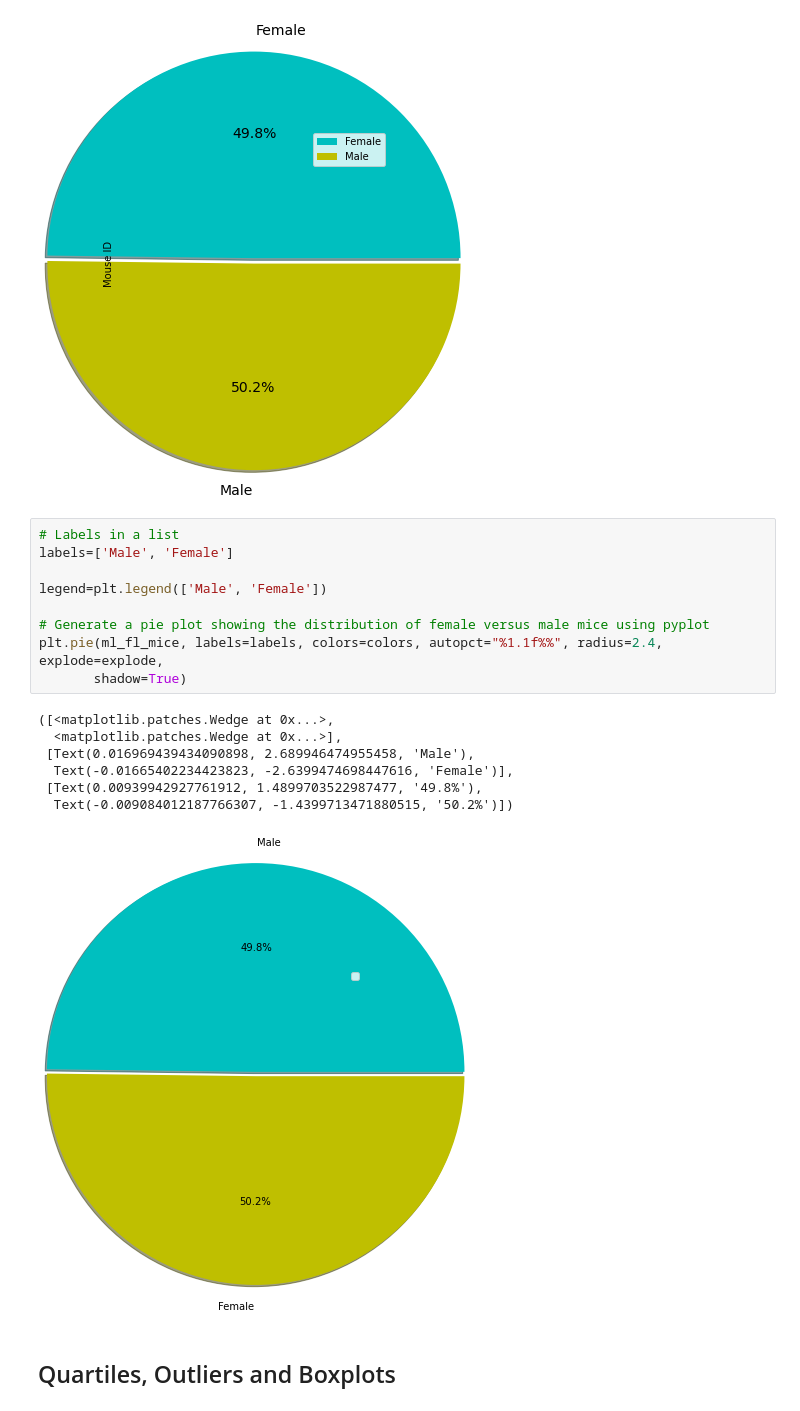
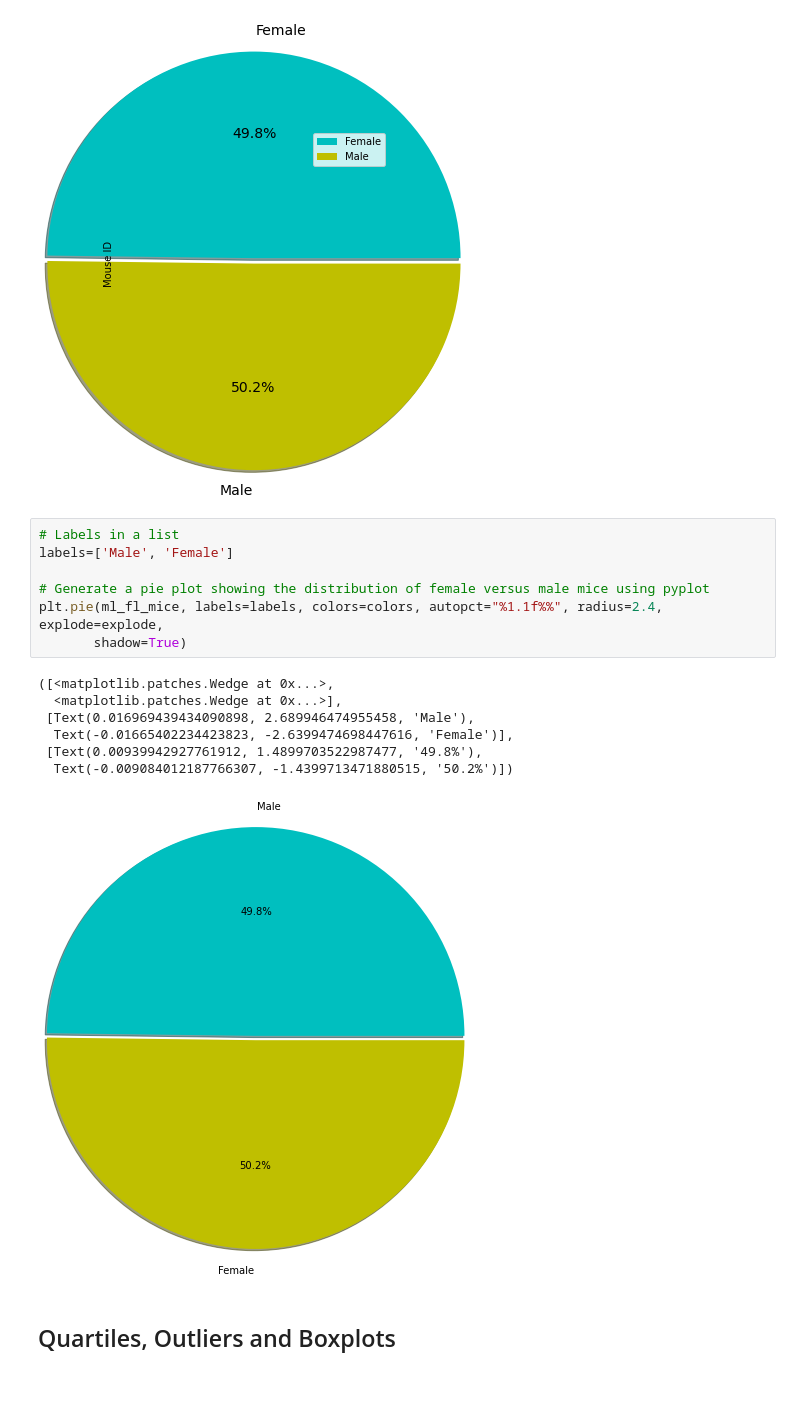
Before and after one commit to SoniMohandas/The_Power_of_Plots, a Jupyter notebook: Pharmaceuticals/pymaceuticals_starter.ipynb, the cells around one changed output. Drawn from its saved outputs; the diff is of its cells as text.

```diff
--- a/Pharmaceuticals/pymaceuticals_starter.ipynb
+++ b/Pharmaceuticals/pymaceuticals_starter.ipynb
@@ -244,19 +245,17 @@ array([<AxesSubplot:ylabel='Mouse ID'>], dtype=object)
 # %%
 # Labels in a list
 labels=['Male', 'Female']
 
-legend=plt.legend(['Male', 'Female'])
-
 # Generate a pie plot showing the distribution of female versus male mice using pyplot
 plt.pie(ml_fl_mice, labels=labels, colors=colors, autopct="%1.1f%%", radius=2.4, explode=explode,
        shadow=True)
 # %% [output]
 ([<matplotlib.patches.Wedge at 0x...>,
   <matplotlib.patches.Wedge at 0x...>],
  [Text(0.016969439434090898, 2.689946474955458, 'Male'),
   Text(-0.01665402234423823, -2.6399474698447616, 'Female')],
  [Text(0.00939942927761912, 1.4899703522987477, '49.8%'),
   Text(-0.009084012187766307, -1.4399713471880515, '50.2%')])
-[figure, old version]
+[figure, new version]
 # %% [markdown]
 ## Quartiles, Outliers and Boxplots
```
Also changed, not shown: parts of 17 cells of this notebook.
